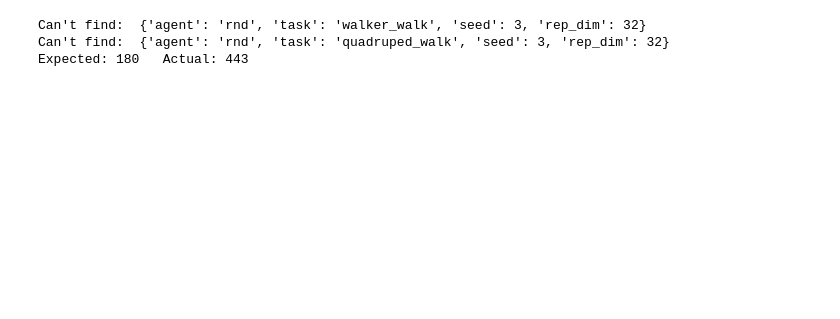
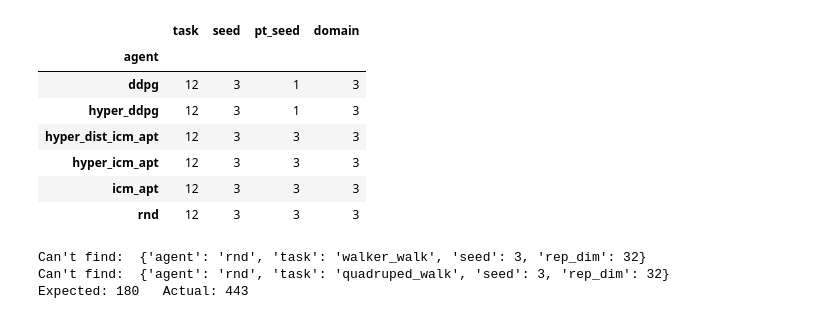
Before and after one commit to salemohamedo/url_benchmark, a Jupyter notebook: plots.ipynb, the cells around one changed output. Cells and saved outputs as stored; diff of their text form; code cells hidden in the pictures; blank space fills up the shorter version.

```diff
--- a/plots.ipynb
+++ b/plots.ipynb
@@ -97,3 +103,14 @@ df = pd.concat(dfs)
+# %%
+new_df[CONFIG_SUMMARY_KEYS].groupby(['agent']).nunique()
+# %% [output]
+|  | task | seed | pt_seed | domain |
+| agent |  |  |  |  |
+| ddpg | 12 | 3 | 1 | 3 |
+| hyper_ddpg | 12 | 3 | 1 | 3 |
+| hyper_dist_icm_apt | 12 | 3 | 3 | 3 |
+| hyper_icm_apt | 12 | 3 | 3 | 3 |
+| icm_apt | 12 | 3 | 3 | 3 |
+| rnd | 12 | 3 | 3 | 3 |
 # %%
 def check_completeness(df, exp_config, exclusions):
     for c in dict_product(exp_config):
```
Also changed, not shown: parts of 4 cells of this notebook, 4 other files.
